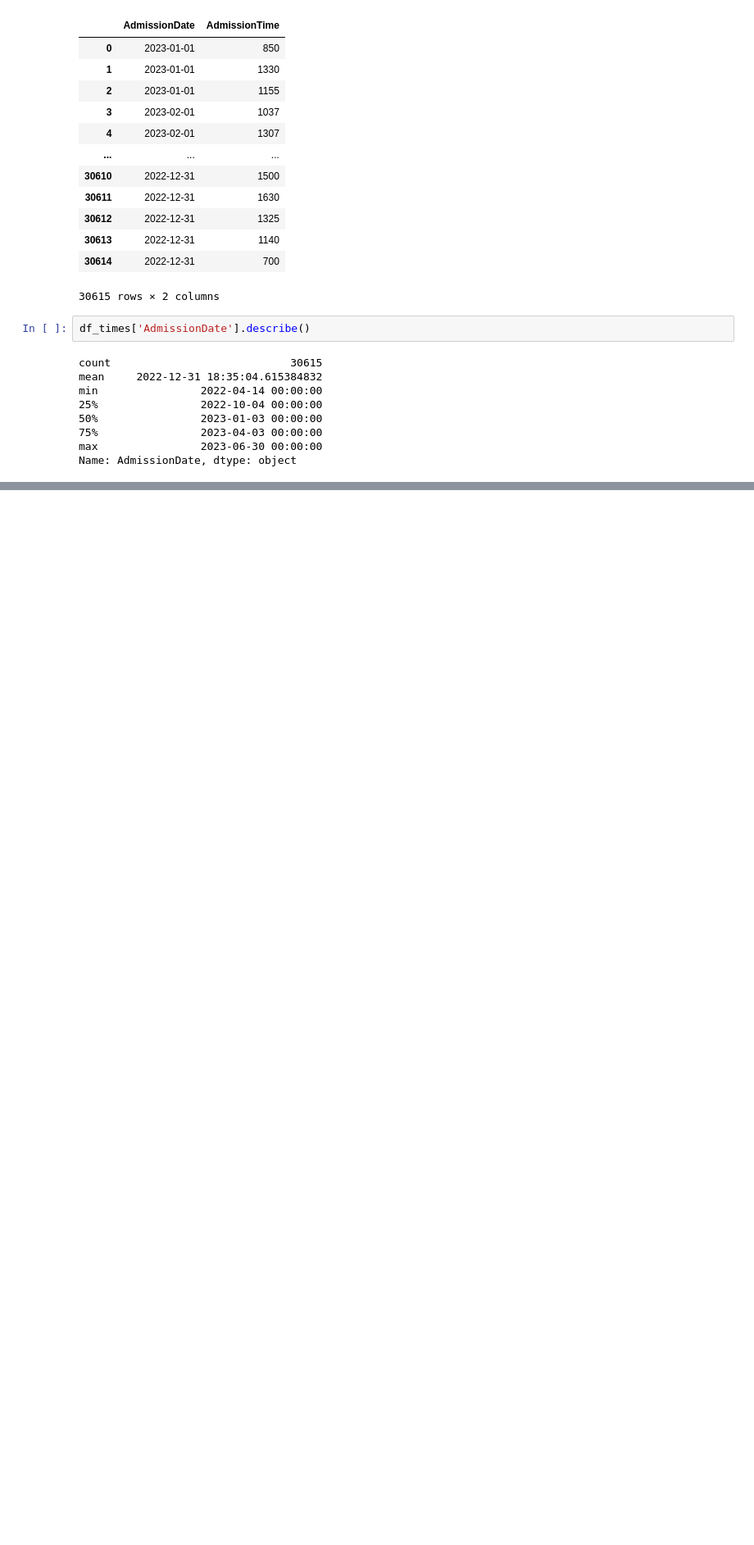
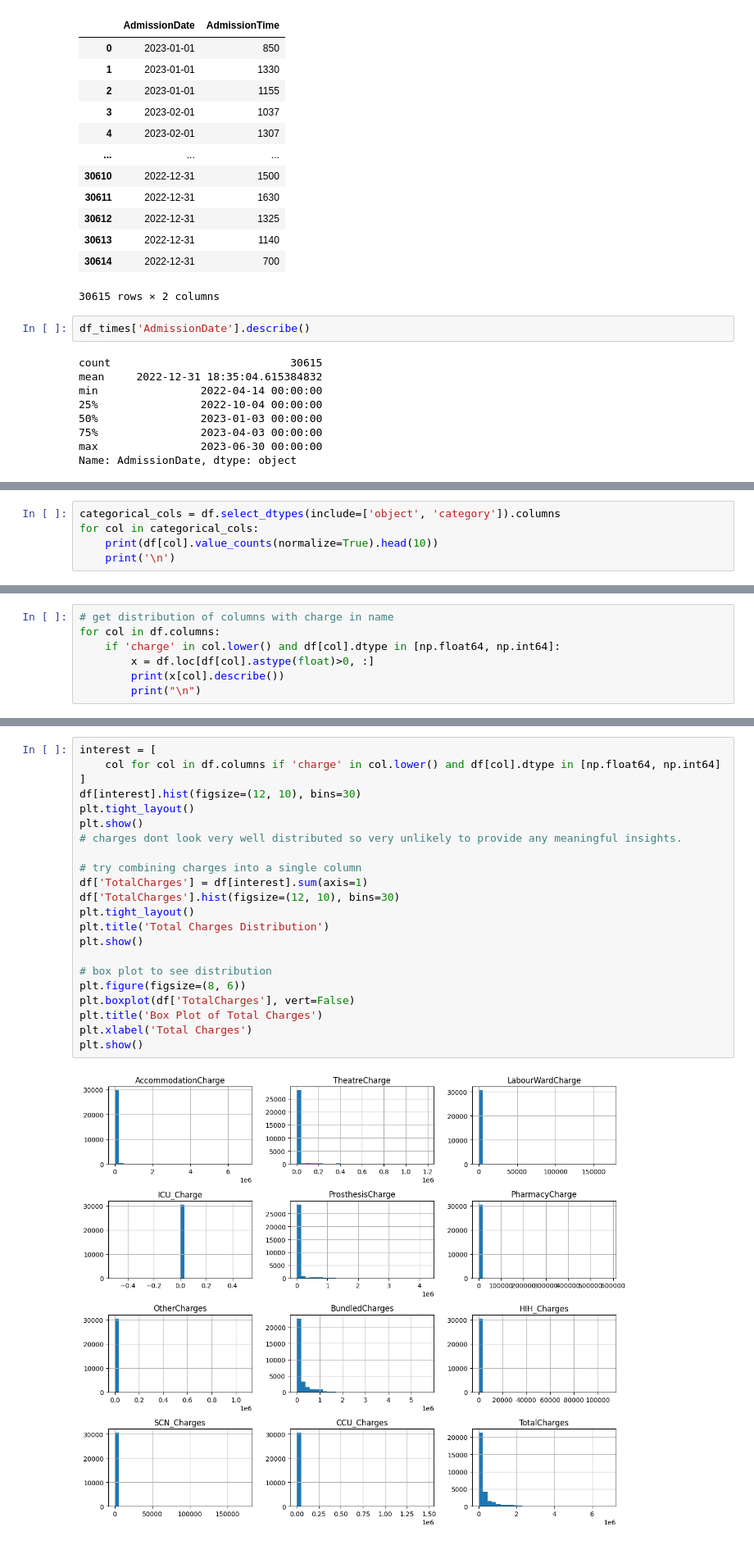
Before and after one commit to michaelchau0424/SJGHS-Data-Analysis-Project, a Jupyter notebook: code/00_DataExploration.ipynb, the cells around one changed output, grey strips where cells are left out. Shown at 82% size. Cells and saved outputs as stored; diff of their text form; blank space fills up the shorter version.

```diff
--- a/code/00_DataExploration.ipynb
+++ b/code/00_DataExploration.ipynb
@@ -134 +137,6 @@ df.loc[df['PrincipalDiagnosis'] == '2Z491 ', :].sample(5)
 5 rows × 162 columns
+# %%
+categorical_cols = df.select_dtypes(include=['object', 'category']).columns
+for col in categorical_cols:
+    print(df[col].value_counts(normalize=True).head(10))
+    print('\n')
@@ -134,0 +205,7 @@ df.loc[df['PrincipalDiagnosis'] == '2Z491 ', :].sample(5)
+# %%
+# get distribution of columns with charge in name
+for col in df.columns:
+    if 'charge' in col.lower() and df[col].dtype in [np.float64, np.int64]:
+        x = df.loc[df[col].astype(float)>0, :]
+        print(x[col].describe())
+        print("\n")
@@ -134,0 +230,24 @@ df.loc[df['PrincipalDiagnosis'] == '2Z491 ', :].sample(5)
+# %%
+interest = [
+    col for col in df.columns if 'charge' in col.lower() and df[col].dtype in [np.float64, np.int64]
+]
+df[interest].hist(figsize=(12, 10), bins=30)
+plt.tight_layout()
+plt.show()
+# charges dont look very well distributed so very unlikely to provide any meaningful insights.
+
+# try combining charges into a single column
+df['TotalCharges'] = df[interest].sum(axis=1)
+df['TotalCharges'].hist(figsize=(12, 10), bins=30)
+plt.tight_layout()
+plt.title('Total Charges Distribution')
+plt.show()
+
+# box plot to see distribution
+plt.figure(figsize=(8, 6))
+plt.boxplot(df['TotalCharges'], vert=False)
+plt.title('Box Plot of Total Charges')
+plt.xlabel('Total Charges')
+plt.show()
+# %% [output]
+[figure, added]
```
Also changed, not shown: parts of 17 cells of this notebook, 3 other files.
